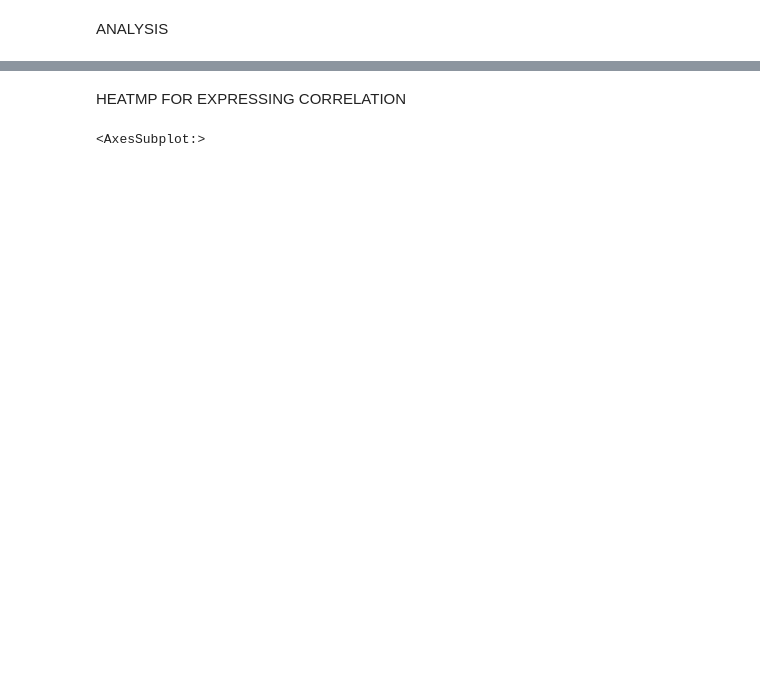
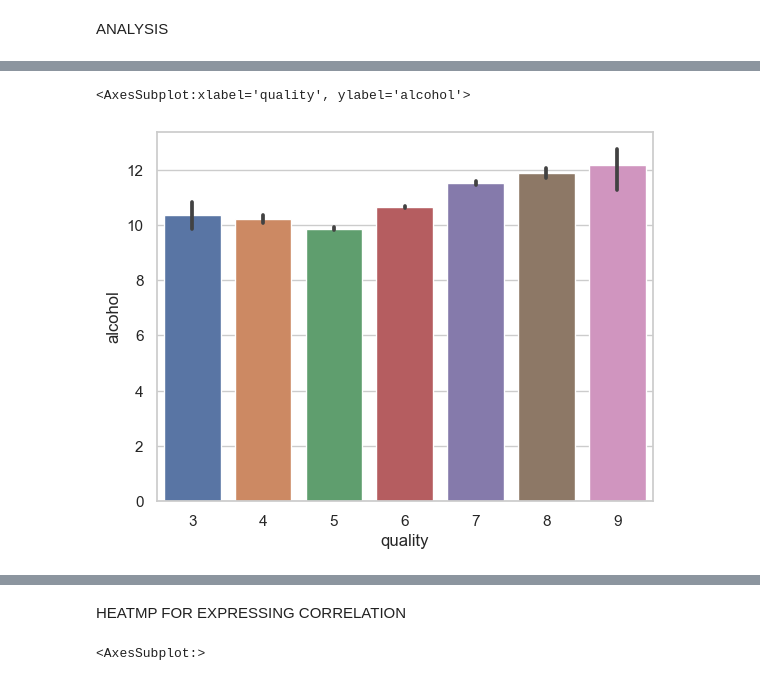
Before and after one commit to The-DigitalAcademy/Machine_learning, a Jupyter notebook: whitewine.ipynb, the cells around one changed output, grey strips where cells are left out. Drawn from its saved outputs; the diff is of its cells as text; code cells hidden in the pictures; blank space fills up the shorter version.

```diff
--- a/whitewine.ipynb
+++ b/whitewine.ipynb
@@ -108,0 +109,12 @@ plt.show()
+# %%
+import seaborn
+
+
+seaborn.set(style='whitegrid')
+
+seaborn.barplot(x="quality",
+                    y="alcohol",
+                    data=my_wine)
+# %% [output]
+<AxesSubplot:xlabel='quality', ylabel='alcohol'>
+[figure, added]
```
Also changed, not shown: parts of 14 cells of this notebook.
